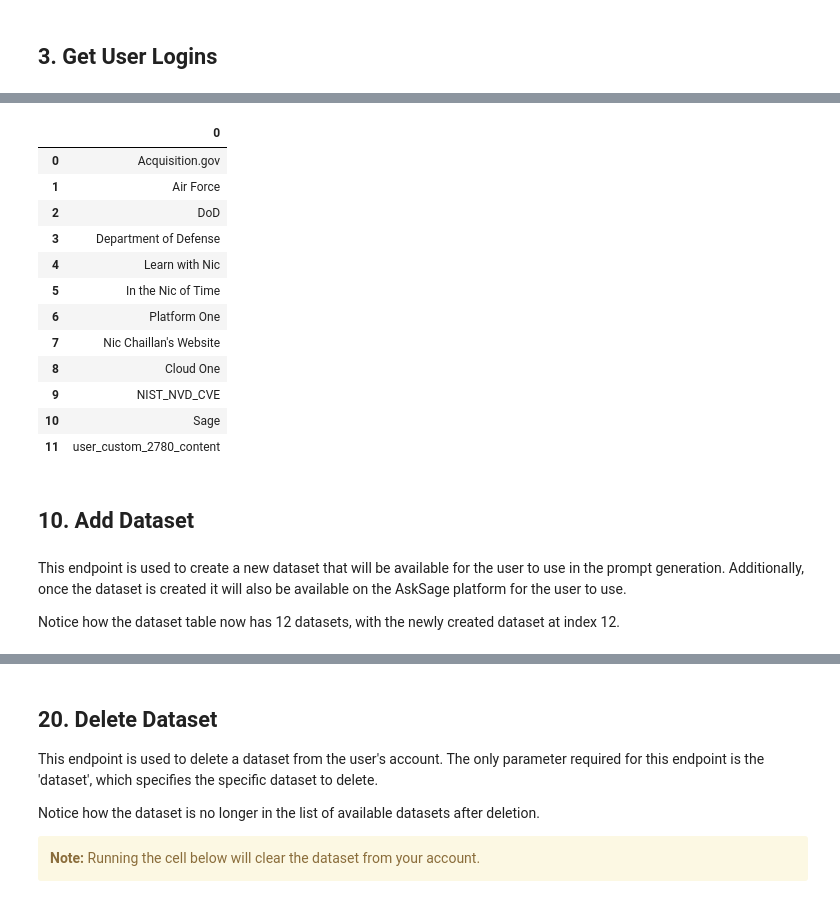
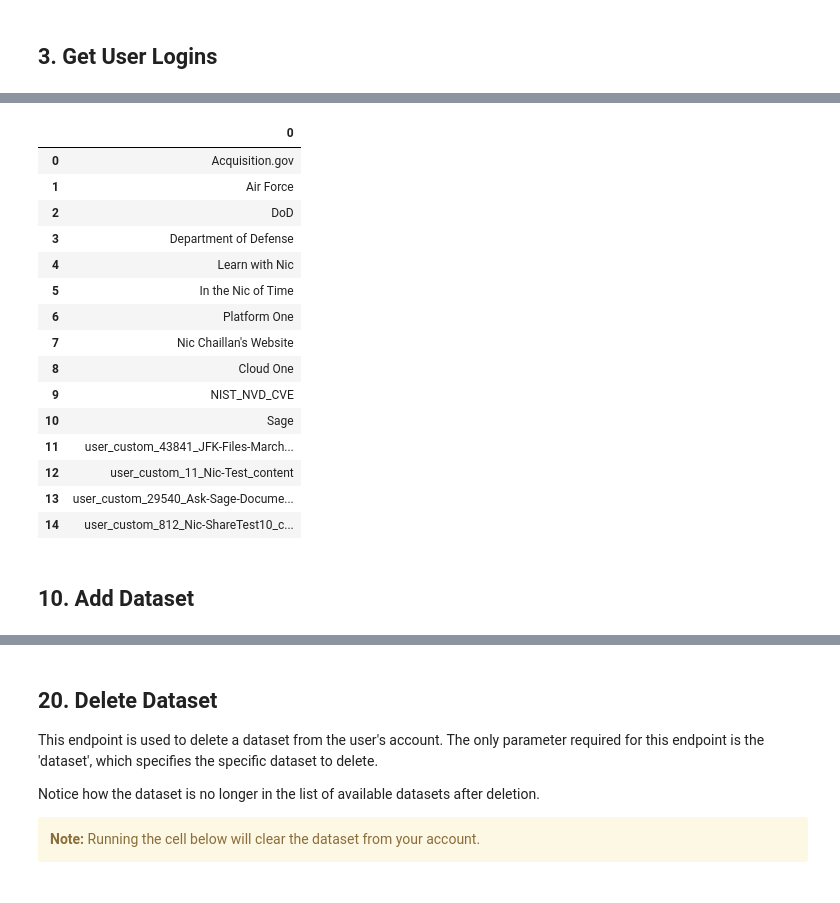
Before and after one commit to Ask-Sage/AskSage-Open-Source-Community, a Jupyter notebook: examples/ex_1_api_endpoints/asksage_python_client_overview.ipynb, the cells around one changed output, grey strips where cells are left out. Cells and saved outputs as stored; diff of their text form; code cells hidden in the pictures.

Commit message:
Updated Ask Sage Python Client Overview Notebook with more proper examples on how to utilize the Ask Sage Python Client. (#5)

```diff
--- a/examples/ex_1_api_endpoints/asksage_python_client_overview.ipynb
+++ b/examples/ex_1_api_endpoints/asksage_python_client_overview.ipynb
@@ -195,32 +290,0 @@ This endpoint returns the available personas from the Ask Sage service. Users wi
-# %%
-get_personas = ask_sage_client.get_personas() # Get the personas using the get_personas endpoint
-# output of get_personas is as follows for each persona
-""" out put is as follows
-
-{'response': [{'datasets': '',
-   'date_creation': 'Tue, 16 Jan 2024 18:35:32 GMT',
-   'date_modification': 'Tue, 16 Jan 2024 18:35:32 GMT',
-   'description': 'Use this persona when you need a general-purpose AI that can handle a wide range of tasks, from translating languages to writing essays and code.',
-   'id': 1,
-   'image': None,
-   'label': 1,
-   'name': 'Ask Sage',
-   'prompt': 'Your purpose is help organizations drive outcomes by ingesting knowledge and data, providing analysis and insights with factual answers. \nYou are able to translate languages, write essays, articles, bids, code and more.',
-   'public': True,
-   'user_id': -1}
-"""
-
-# extract relevant information from the response 'id', 'name' and 'description'
-def extract_personas(response):
-    return [{'id': persona['id'], 'name': persona['name'], 'description': persona['description']} for persona in response['response']]
-
-personas = extract_personas(get_personas) # Extract the personas using the extract_personas function
-
-# Putting all information into a dataframe
-personas_df = pd.DataFrame(personas)
-
-# set column width to display full content
-pd.set_option('display.max_colwidth', None)
-
-# display the dataframe
-display(personas_df.head(15)) # modify .head() to display all or a specific number of rows
@@ -342,40 +897,39 @@ get_datasets = ask_sage_client.get_datasets() # Get the datasets using the get_d
 
 
 def display_datasets(ask_sage_client):
     """
     Function to display the datasets in a dataframe
 
     Parameters:
     ask_sage_client: AskSageClient - The AskSageClient instance
 
     Returns:
     None - Displays the datasets in a dataframe
 
     """
     get_datasets = ask_sage_client.get_datasets() # Get the datasets using the get_datasets endpoint
     datasets = extract_datasets(get_datasets) # Extract the datasets using the extract_datasets function
     datasets_df = pd.DataFrame(datasets)
-    display(datasets_df) # Display the updated datasets dataframe
+    return datasets_df
 
-# call the function to display the datasets
-display_datasets(ask_sage_client)
+user_datasets = display_datasets(ask_sage_client) # Display the datasets in a dataframe
+display(user_datasets)
 # %% [output]
 |  | 0 |
 | 0 | Acquisition.gov |
 | 1 | Air Force |
 | 2 | DoD |
 | 3 | Department of Defense |
 | 4 | Learn with Nic |
 | 5 | In the Nic of Time |
 | 6 | Platform One |
 | 7 | Nic Chaillan's Website |
 | 8 | Cloud One |
 | 9 | NIST_NVD_CVE |
 | 10 | Sage |
-| 11 | user_custom_2780_content |
+| 11 | user_custom_43841_JFK-Files-March... |
+| 12 | user_custom_11_Nic-Test_content |
+| 13 | user_custom_29540_Ask-Sage-Docume... |
+| 14 | user_custom_812_Nic-ShareTest10_c... |
 # %% [markdown]
 ## 10. Add Dataset
-# %% [markdown]
-This endpoint is used to create a new dataset that will be available for the user to use in the prompt generation. Additionally, once the dataset is created it will also be available on the AskSage platform for the user to use.
-
-Notice how the dataset table now has 12 datasets, with the newly created dataset at index 12.
```
Also changed, not shown: parts of 166 cells of this notebook, 11 other files.
